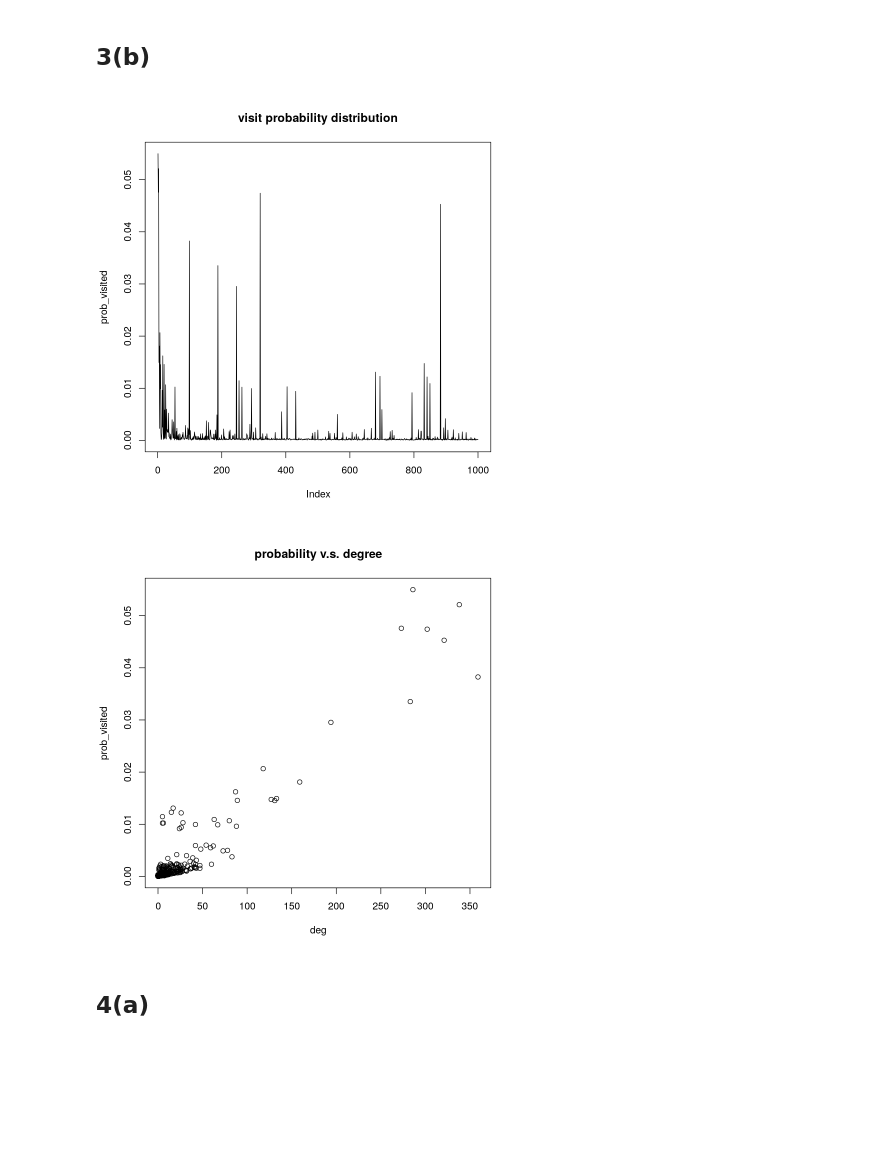
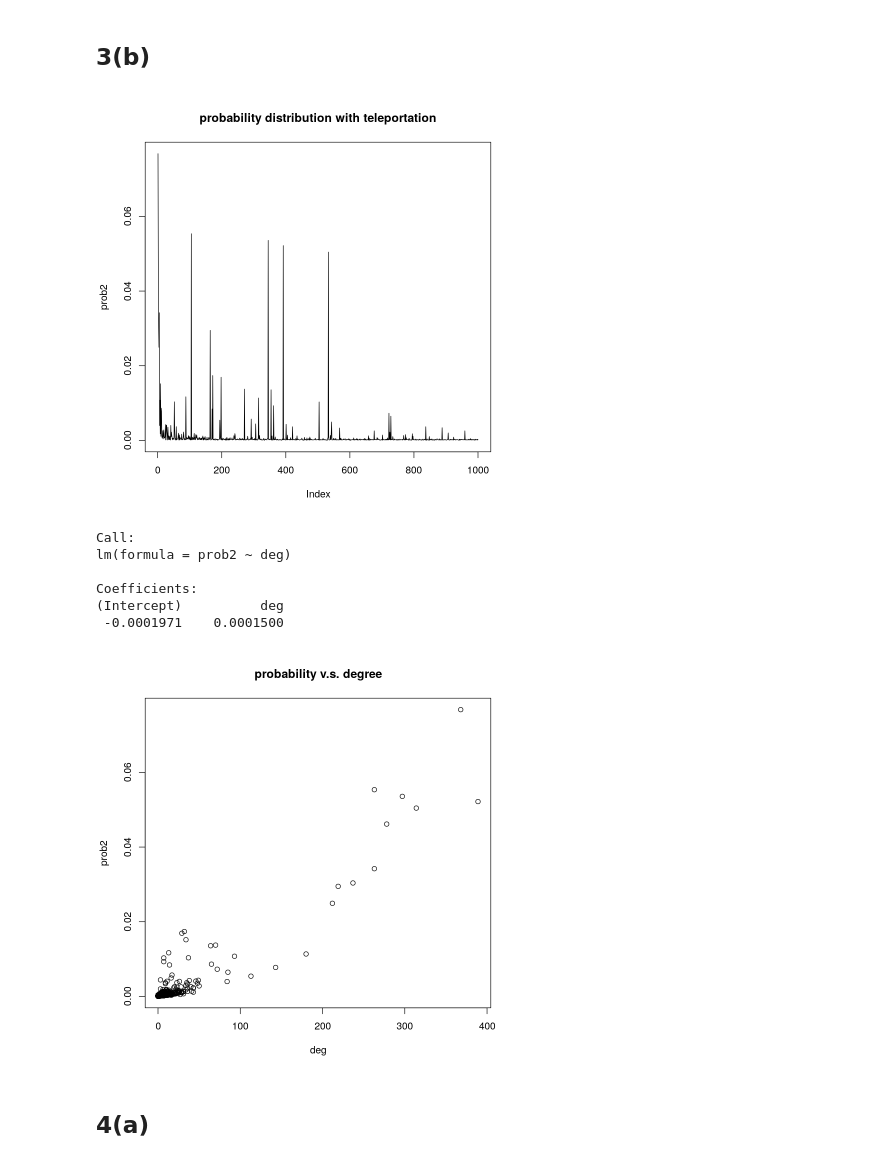
Before and after one commit to MaggieX/Large_Scale_Social_Complex_Network, a Jupyter notebook: Project1/Project 1_PageRank.ipynb, the cells around one changed output. Saved outputs shown, nothing was run; the diff lists cells and outputs as text; code cells hidden in the pictures; blank space fills up the shorter version.

```diff
--- a/Project1/Project 1_PageRank.ipynb
+++ b/Project1/Project 1_PageRank.ipynb
@@ -152,11 +152,13 @@ evaluation = function(g, num_iter, num_steps, transition_matrix=NULL,
     }
 
     prob_visited = num_visited/rep(num_steps*num_iter, vcount(g))
-    deg = degree(g, mode='in')
-    plot(prob_visited, type='l', main='visit probability distribution')
-    plot(deg, prob_visited, main='probability v.s. degree')
+    return(prob_visited)
+#     deg = degree(g, mode='in')
+#     plot(prob_visited, type='l', main='visit probability distribution')
+#     plot(deg, prob_visited, main='probability v.s. degree')
 }
 # %%
 tm = create_transition_matrix(gg)
-plot(degree(gg, mode='in'), type='l', main='degree distribution')
+deg = degree(gg, mode='in')
+plot(deg, type='l', main='in-degree distribution')
 # %% [output]
@@ -171,10 +183,20 @@ evaluation(gg, 100, 500, tm, 0)
 ## 3(b)
 # %%
 # 3(b) perform random walk on merged network with teleportation
-evaluation(gg, 100, 500, tm, 0.15)
+prob2 = evaluation(gg, 100, 500, tm, 0.15)
+plot(prob2, type='l', main='probability distribution with teleportation')
+plot(deg, prob2, main='probability v.s. degree')
+
+lm(prob2 ~ deg)
 # %% [output]
-[figure, old version]
+[figure, new version]
+Call:
+lm(formula = prob2 ~ deg)
+
+Coefficients:
+(Intercept)          deg
+ -0.0001971    0.0001500
-[figure, old version]
+[figure, new version]
 # %% [markdown]
 ## 4(a)
 # %%
```
Also changed, not shown: parts of 7 cells of this notebook.
